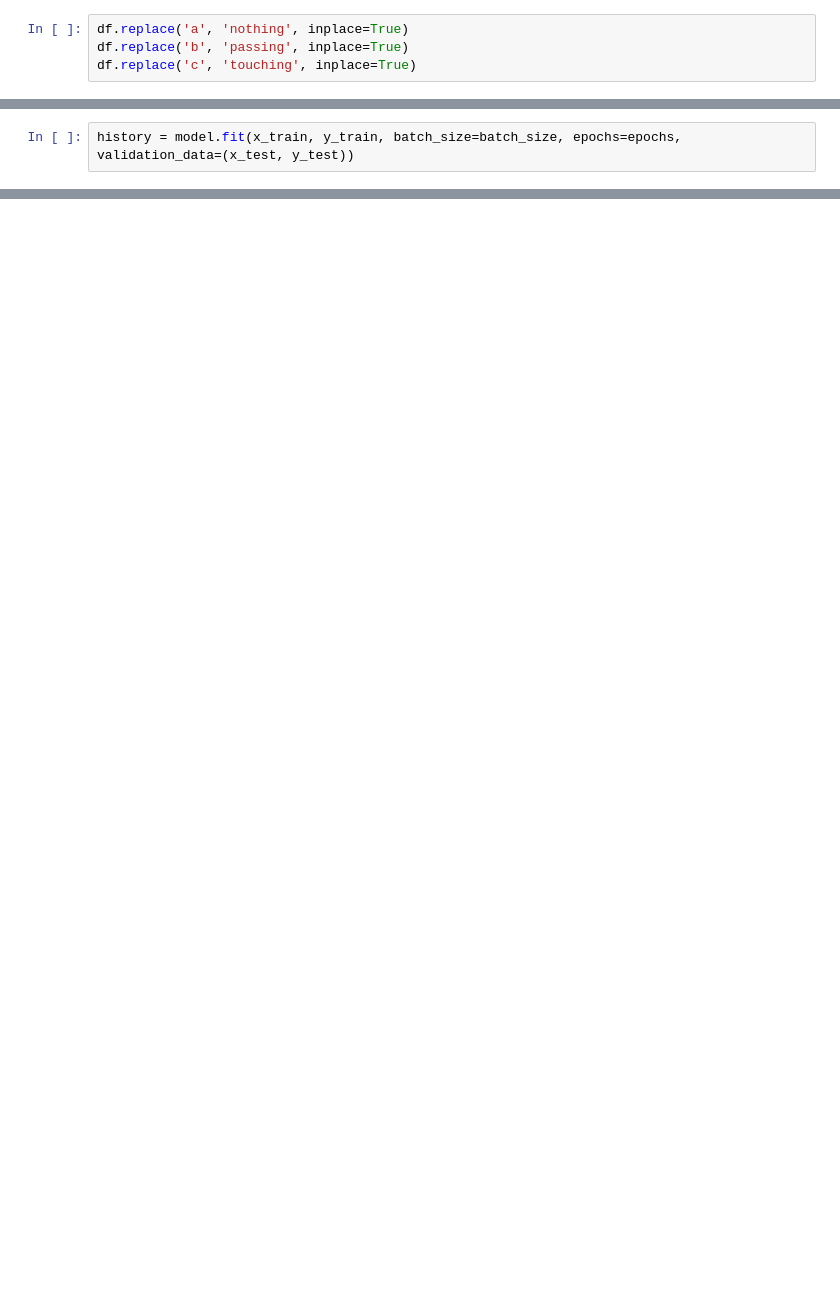
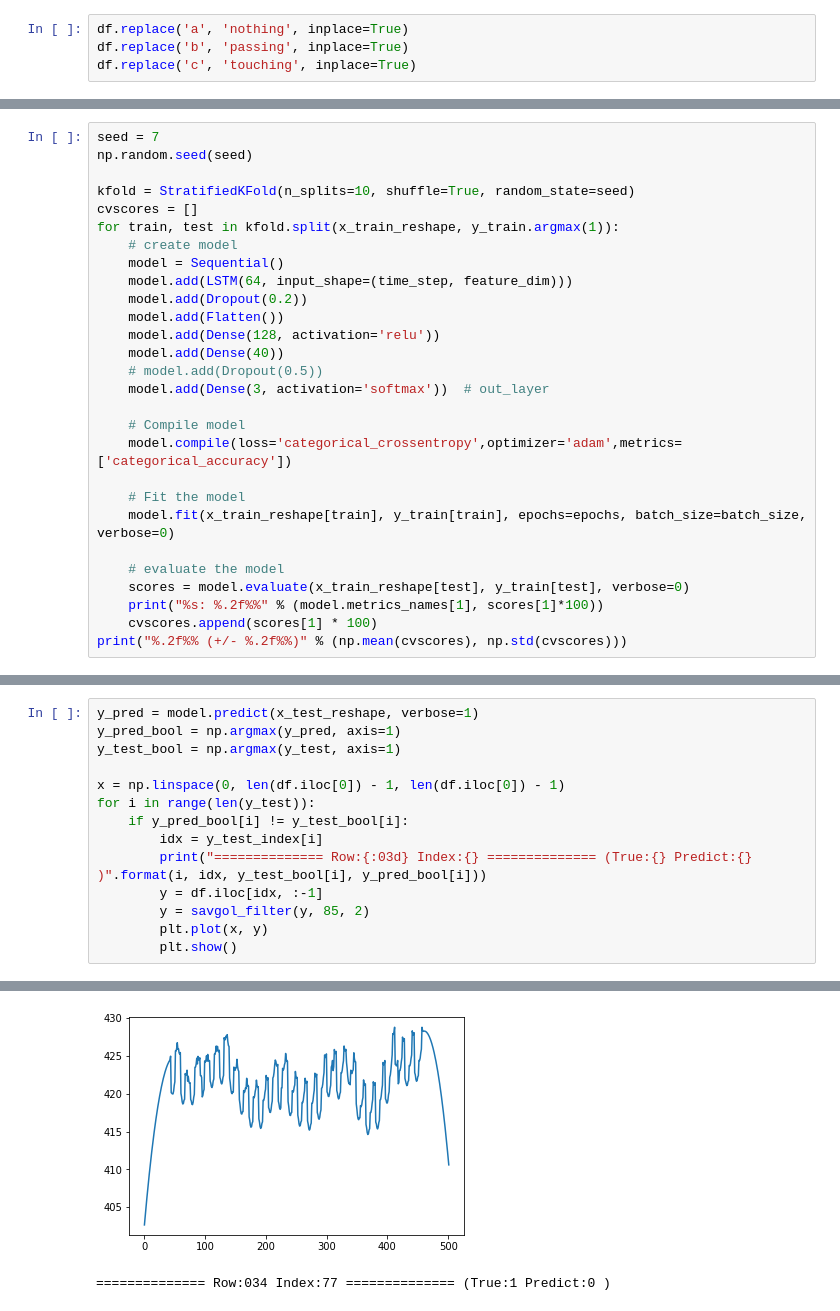
Before and after one commit to OChinBo/mimosa-movement, a Jupyter notebook: OSC_server_python/jupyter/LSTM.ipynb, the cells around one changed output, grey strips where cells are left out. Drawn from its saved outputs; the diff is of its cells as text; blank space fills up the shorter version.

```diff
--- a/OSC_server_python/jupyter/LSTM.ipynb
+++ b/OSC_server_python/jupyter/LSTM.ipynb
@@ -204,4 +179,2 @@ Trainable params: 110,851
 Non-trainable params: 0
 _________________________________________________________________
-# %%
-history = model.fit(x_train, y_train, batch_size=batch_size, epochs=epochs, validation_data=(x_test, y_test))
@@ -271,0 +218,28 @@ Name: 0, Length: 300, dtype: object
+# %%
+seed = 7
+np.random.seed(seed)
+
+kfold = StratifiedKFold(n_splits=10, shuffle=True, random_state=seed)
+cvscores = []
+for train, test in kfold.split(x_train_reshape, y_train.argmax(1)):
+    # create model
+    model = Sequential()
+    model.add(LSTM(64, input_shape=(time_step, feature_dim)))
+    model.add(Dropout(0.2))
+    model.add(Flatten())
+    model.add(Dense(128, activation='relu'))
+    model.add(Dense(40))
+    # model.add(Dropout(0.5))
+    model.add(Dense(3, activation='softmax'))  # out_layer
+
+    # Compile model
+    model.compile(loss='categorical_crossentropy',optimizer='adam',metrics=['categorical_accuracy'])
+
+    # Fit the model
+    model.fit(x_train_reshape[train], y_train[train], epochs=epochs, batch_size=batch_size, verbose=0)
+
+    # evaluate the model
+    scores = model.evaluate(x_train_reshape[test], y_train[test], verbose=0)
+    print("%s: %.2f%%" % (model.metrics_names[1], scores[1]*100))
+    cvscores.append(scores[1] * 100)
+print("%.2f%% (+/- %.2f%%)" % (np.mean(cvscores), np.std(cvscores)))
@@ -271,0 +337,15 @@ Name: 0, Length: 300, dtype: object
+# %%
+y_pred = model.predict(x_test_reshape, verbose=1)
+y_pred_bool = np.argmax(y_pred, axis=1)
+y_test_bool = np.argmax(y_test, axis=1)
+
+x = np.linspace(0, len(df.iloc[0]) - 1, len(df.iloc[0]) - 1)
+for i in range(len(y_test)):
+    if y_pred_bool[i] != y_test_bool[i]:
+        idx = y_test_index[i]
+        print("============== Row:{:03d} Index:{} ============== (True:{} Predict:{} )".format(i, idx, y_test_bool[i], y_pred_bool[i]))
+        y = df.iloc[idx, :-1]
+        y = savgol_filter(y, 85, 2)
+        plt.plot(x, y)
+        plt.show()
+# %% [output]
@@ -271,0 +354,2 @@ Name: 0, Length: 300, dtype: object
+[figure, added]
+============== Row:034 Index:77 ============== (True:1 Predict:0 )
```
Also changed, not shown: parts of 26 cells of this notebook, 6 other files.
